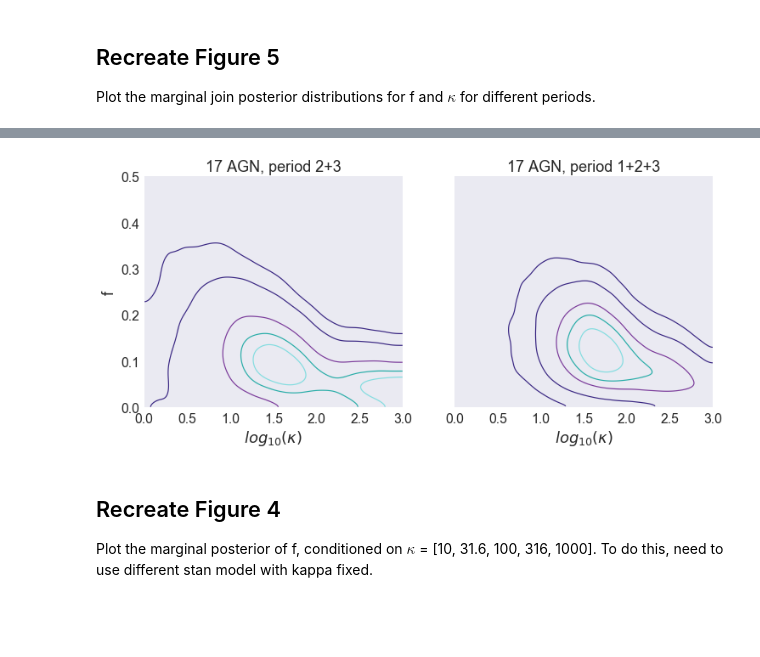
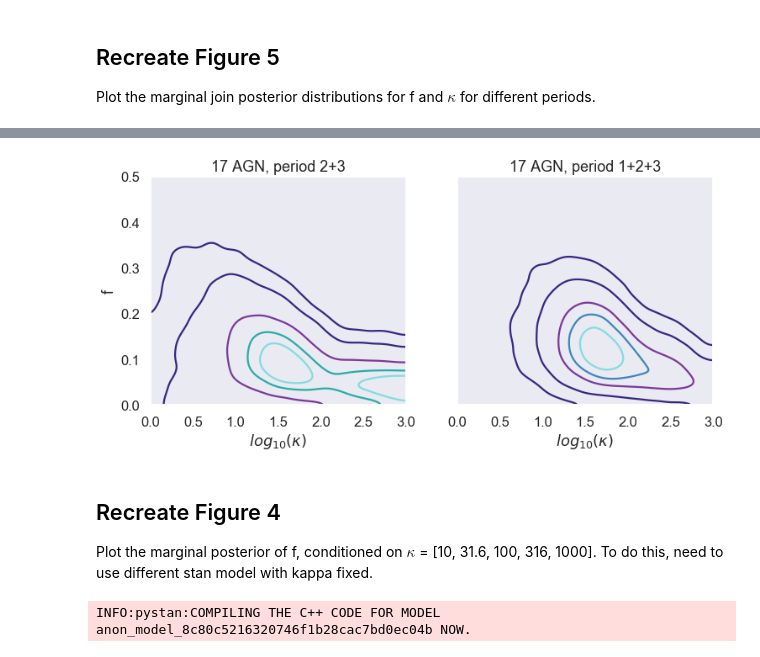
Before and after one commit to cescalara/soiaporn_model, a Jupyter notebook: stan_implementation/auger2010_study.ipynb, the cells around one changed output, grey strips where cells are left out. Drawn from its saved outputs; the diff is of its cells as text; code cells hidden in the pictures; blank space fills up the shorter version.

```diff
--- a/stan_implementation/auger2010_study.ipynb
+++ b/stan_implementation/auger2010_study.ipynb
@@ -183,23 +191,26 @@ convergence, Rhat=1).
 # %%
 # make easy to compare plots
 import vapeplot
-from utils.soiaporn_plots import make_fig_5_plot
+from analysis_interface.plotting.soiaporn_plots import make_fig_5_plot
 sns.set_style('dark')
+sns.set_context('talk')
 cmap = vapeplot.cmap('jazzcup')
 
 chain_a = pystan.read_rdump('data/soiapornfig5a.data.R')
 chain_b = pystan.read_rdump('data/soiapornfig5b.data.R')
 levels = [0.25, 0.5, 0.75, 0.95, 0.99]
 
 fig = make_fig_5_plot(chain_a, chain_b, levels, 15, cmap = cmap)
-fig.savefig('figures/soiaporn_fig5.png', facecolor='w', bbox_inches = 'tight')
+fig.savefig('tex/figures/soiaporn_fig5.png', facecolor='w', bbox_inches = 'tight')
 # %% [output]
-[figure, old version]
+[figure, new version]
 # %% [markdown]
 ## Recreate Figure 4
 
 Plot the marginal posterior of f, conditioned on $\kappa$ = [10, 31.6, 100, 316, 1000]. To do this, need to use different stan model with kappa fixed.
 # %%
-from fancy.interfaces import stan_utility
-fixedkappa_model = stan_utility.compile_model('../stan/soiaporn_model_fixedkappa.stan')
+from analysis_interface.interfaces import stan_utility
+fixedkappa_model = stan_utility.compile_model('stan/soiaporn_model_fixedkappa.stan')
+# %% [output]
+INFO:pystan:COMPILING THE C++ CODE FOR MODEL anon_model_8c80c5216320746f1b28cac7bd0ec04b NOW.
 # %%
```
Also changed, not shown: parts of 22 cells of this notebook, 18 other files.
